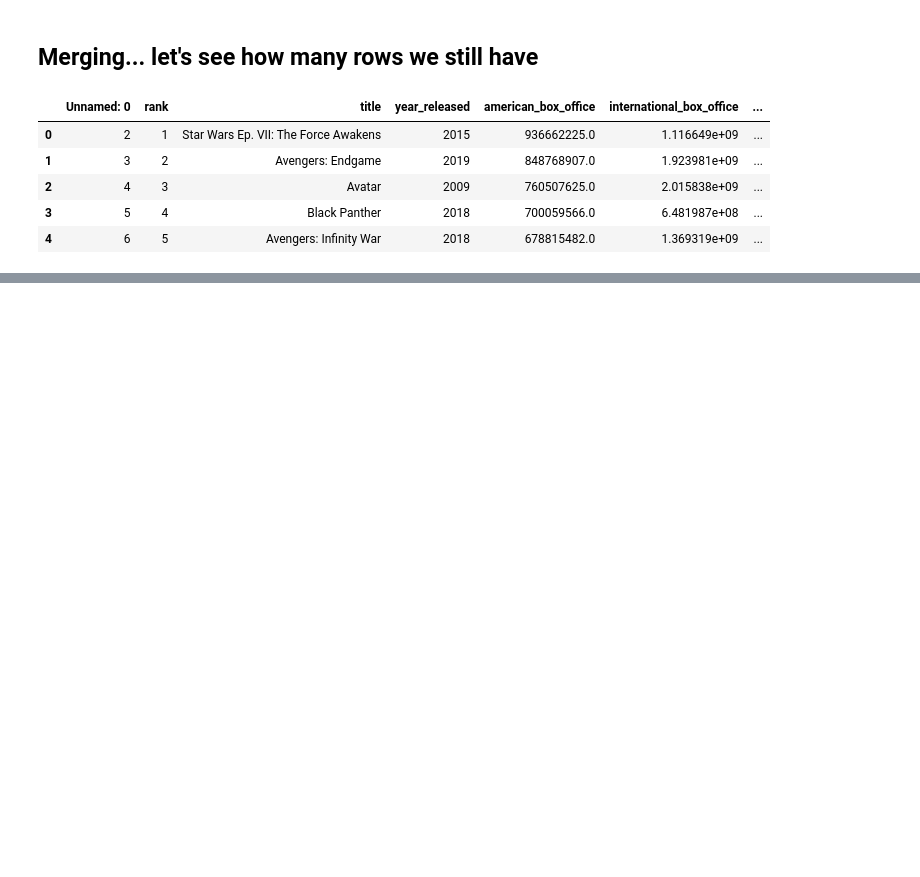
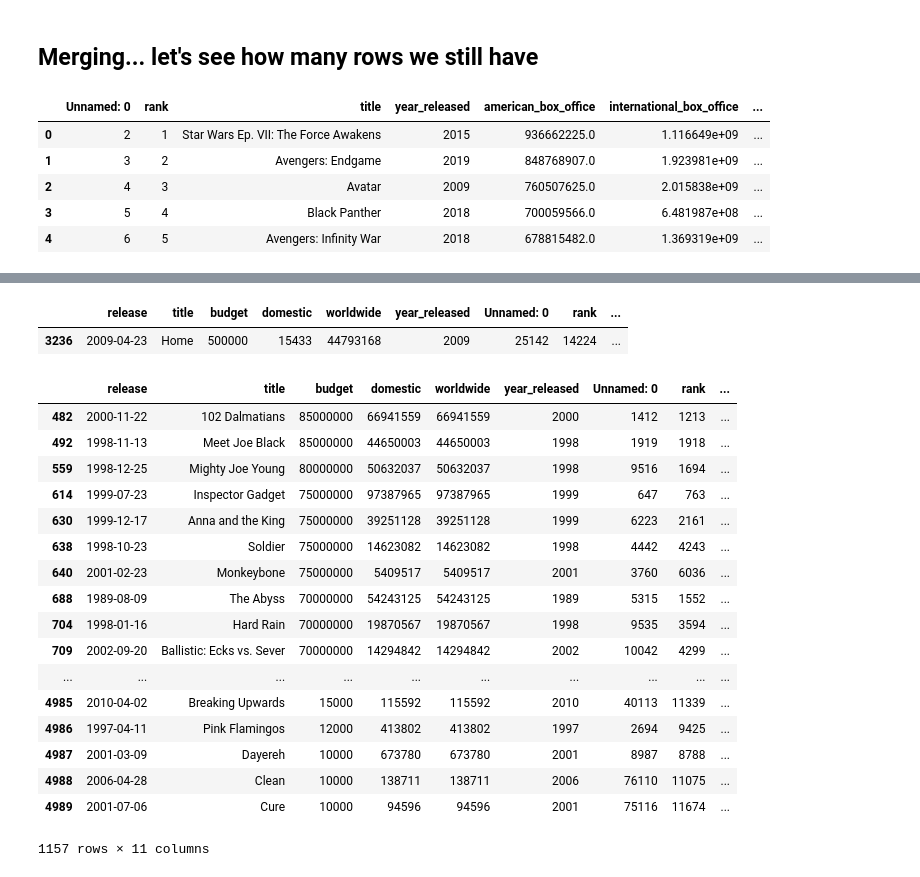
Before and after one commit to ryanlrappa/film-profit-prediction, a Jupyter notebook: notebooks/merge-bom-numbers-dev.ipynb, the cells around one changed output, grey strips where cells are left out. Drawn from its saved outputs; the diff is of its cells as text; code cells hidden in the pictures; blank space fills up the shorter version.

```diff
--- a/notebooks/merge-bom-numbers-dev.ipynb
+++ b/notebooks/merge-bom-numbers-dev.ipynb
@@ -93,0 +126,26 @@ df.head()
+# %%
+df[(df['international_box_office'].isnull()) & (df['worldwide'].notnull()) & (df['worldwide'] != df['domestic'])]
+# %% [output]
+|  | release | title | budget | domestic | worldwide | year_released | Unnamed: 0 | rank | ... |
+| 3236 | 2009-04-23 | Home | 500000 | 15433 | 44793168 | 2009 | 25142 | 14224 | ... |
+# %%
+df[(df['international_box_office'].isnull())]
+# %% [output]
+|  | release | title | budget | domestic | worldwide | year_released | Unnamed: 0 | rank | ... |
+| 482 | 2000-11-22 | 102 Dalmatians | 85000000 | 66941559 | 66941559 | 2000 | 1412 | 1213 | ... |
+| 492 | 1998-11-13 | Meet Joe Black | 85000000 | 44650003 | 44650003 | 1998 | 1919 | 1918 | ... |
+| 559 | 1998-12-25 | Mighty Joe Young | 80000000 | 50632037 | 50632037 | 1998 | 9516 | 1694 | ... |
+| 614 | 1999-07-23 | Inspector Gadget | 75000000 | 97387965 | 97387965 | 1999 | 647 | 763 | ... |
+| 630 | 1999-12-17 | Anna and the King | 75000000 | 39251128 | 39251128 | 1999 | 6223 | 2161 | ... |
+| 638 | 1998-10-23 | Soldier | 75000000 | 14623082 | 14623082 | 1998 | 4442 | 4243 | ... |
+| 640 | 2001-02-23 | Monkeybone | 75000000 | 5409517 | 5409517 | 2001 | 3760 | 6036 | ... |
+| 688 | 1989-08-09 | The Abyss | 70000000 | 54243125 | 54243125 | 1989 | 5315 | 1552 | ... |
+| 704 | 1998-01-16 | Hard Rain | 70000000 | 19870567 | 19870567 | 1998 | 9535 | 3594 | ... |
+| 709 | 2002-09-20 | Ballistic: Ecks vs. Sever | 70000000 | 14294842 | 14294842 | 2002 | 10042 | 4299 | ... |
+| ... | ... | ... | ... | ... | ... | ... | ... | ... | ... |
+| 4985 | 2010-04-02 | Breaking Upwards | 15000 | 115592 | 115592 | 2010 | 40113 | 11339 | ... |
+| 4986 | 1997-04-11 | Pink Flamingos | 12000 | 413802 | 413802 | 1997 | 2694 | 9425 | ... |
+| 4987 | 2001-03-09 | Dayereh | 10000 | 673780 | 673780 | 2001 | 8987 | 8788 | ... |
+| 4988 | 2006-04-28 | Clean | 10000 | 138711 | 138711 | 2006 | 76110 | 11075 | ... |
+| 4989 | 2001-07-06 | Cure | 10000 | 94596 | 94596 | 2001 | 75116 | 11674 | ... |
+1157 rows × 11 columns
```
Also changed, not shown: parts of 19 cells of this notebook.
